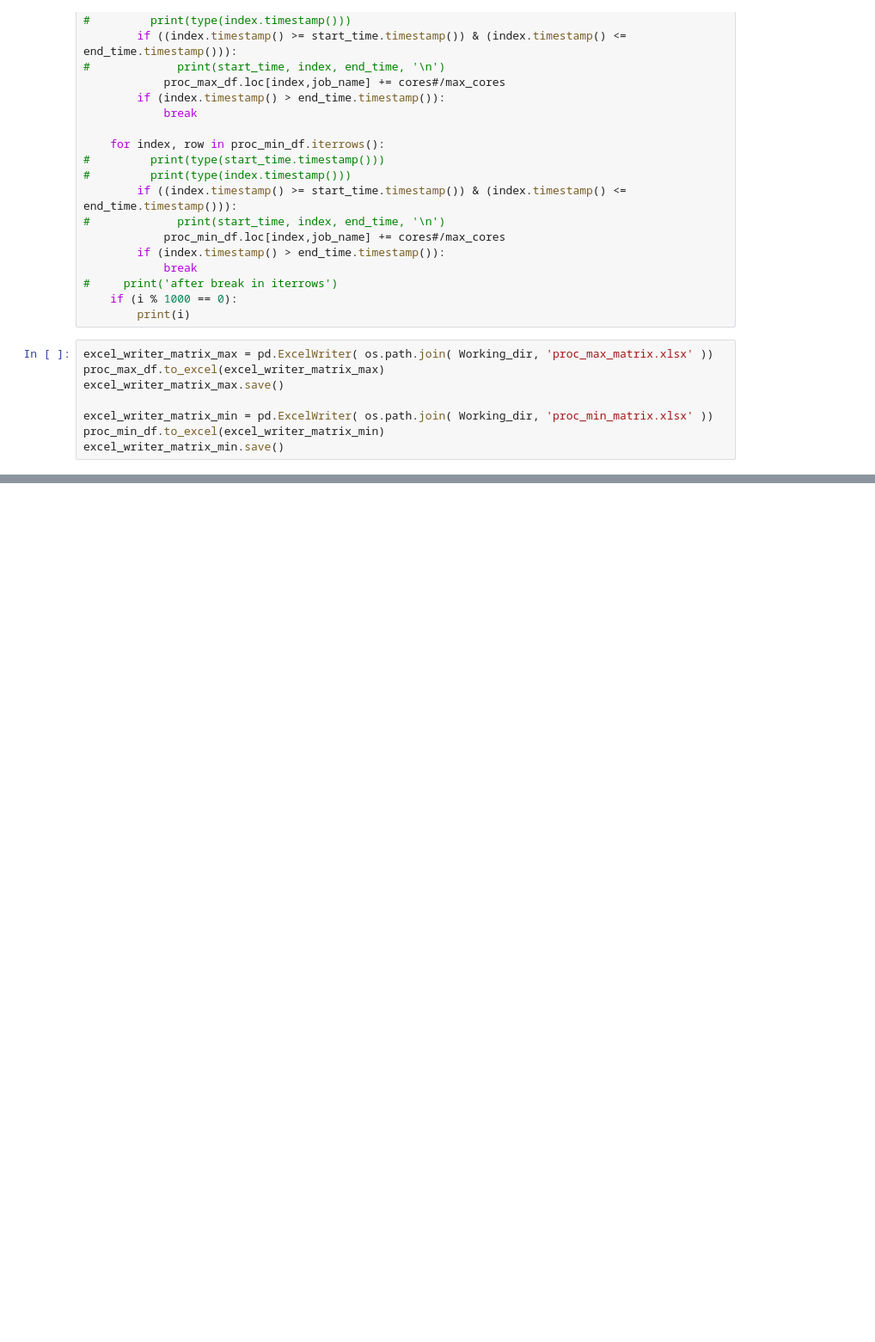
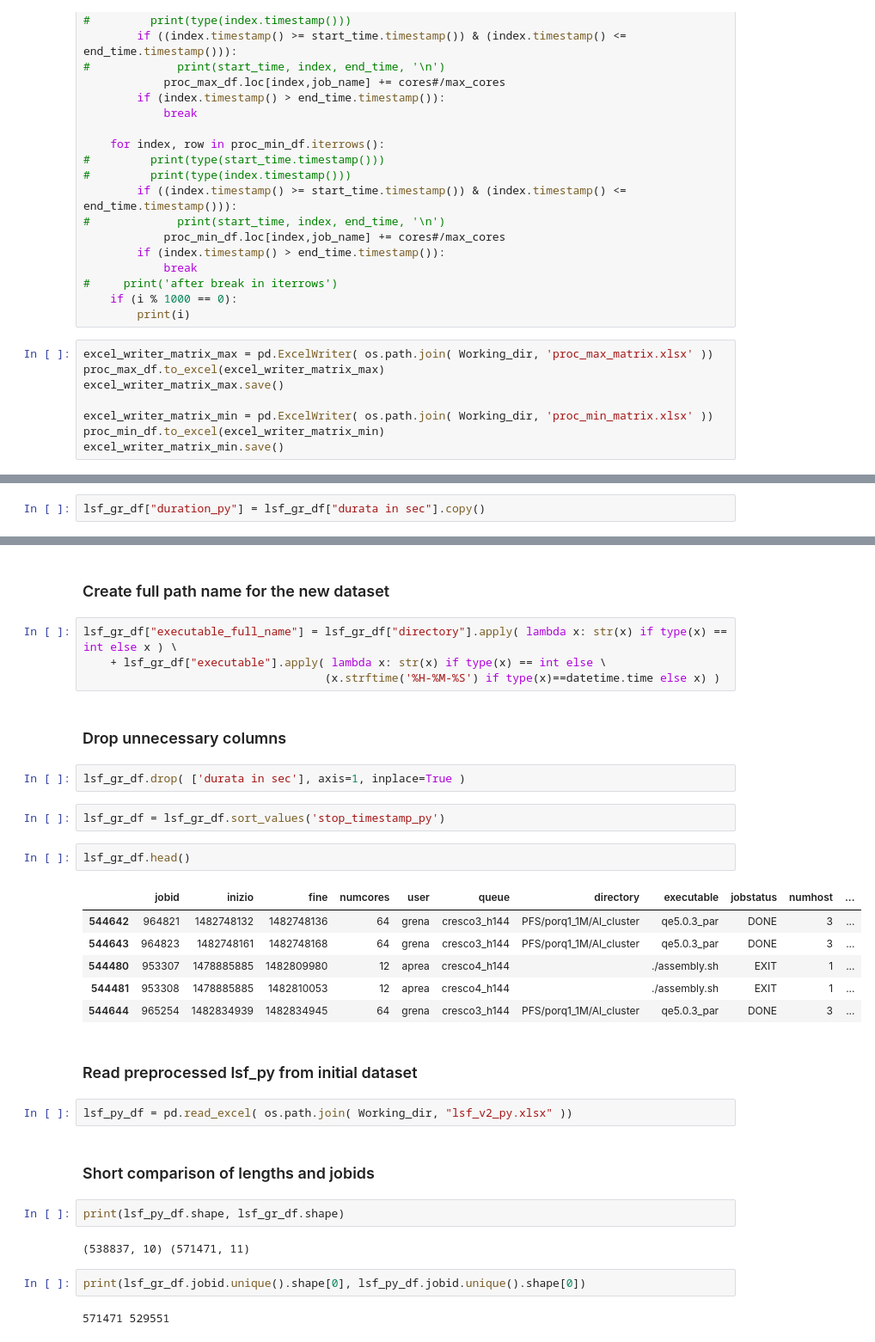
Before and after one commit to Anastasiia-Grishina/PERCCOM_Thesis, a Jupyter notebook: Data_Preprocessing.ipynb, the cells around one changed output, grey strips where cells are left out. Shown at 86% size. Saved outputs shown, nothing was run; the diff lists cells and outputs as text; blank space fills up the shorter version.

Commit message:
Analysis of a new regroupped Lsf dataset

```diff
--- a/Data_Preprocessing.ipynb
+++ b/Data_Preprocessing.ipynb
@@ -400,0 +436,2 @@ excel_writer_matrix_min.save()
+# %%
+lsf_gr_df["duration_py"] = lsf_gr_df["durata in sec"].copy()
@@ -400,0 +456,35 @@ excel_writer_matrix_min.save()
+# %% [markdown]
+### Create full path name for the new dataset
+# %%
+lsf_gr_df["executable_full_name"] = lsf_gr_df["directory"].apply( lambda x: str(x) if type(x) == int else x ) \
+    + lsf_gr_df["executable"].apply( lambda x: str(x) if type(x) == int else \
+                                    (x.strftime('%H-%M-%S') if type(x)==datetime.time else x) )
+# %% [markdown]
+### Drop unnecessary columns
+# %%
+lsf_gr_df.drop( ['durata in sec'], axis=1, inplace=True )
+# %%
+lsf_gr_df = lsf_gr_df.sort_values('stop_timestamp_py')
+# %%
+lsf_gr_df.head()
+# %% [output]
+|  | jobid | inizio | fine | numcores | user | queue | directory | executable | jobstatus | numhost | ... |
+| 544642 | 964821 | 1482748132 | 1482748136 | 64 | grena | cresco3_h144 | PFS/porq1_1M/Al_cluster | qe5.0.3_par | DONE | 3 | ... |
+| 544643 | 964823 | 1482748161 | 1482748168 | 64 | grena | cresco3_h144 | PFS/porq1_1M/Al_cluster | qe5.0.3_par | DONE | 3 | ... |
+| 544480 | 953307 | 1478885885 | 1482809980 | 12 | aprea | cresco4_h144 |  | ./assembly.sh | EXIT | 1 | ... |
+| 544481 | 953308 | 1478885885 | 1482810053 | 12 | aprea | cresco4_h144 |  | ./assembly.sh | EXIT | 1 | ... |
+| 544644 | 965254 | 1482834939 | 1482834945 | 64 | grena | cresco3_h144 | PFS/porq1_1M/Al_cluster | qe5.0.3_par | DONE | 3 | ... |
+# %% [markdown]
+### Read preprocessed lsf_py from initial dataset
+# %%
+lsf_py_df = pd.read_excel( os.path.join( Working_dir, "lsf_v2_py.xlsx" ))
+# %% [markdown]
+### Short comparison of lengths and jobids
+# %%
+print(lsf_py_df.shape, lsf_gr_df.shape)
+# %% [output]
+(538837, 10) (571471, 11)
+# %%
+print(lsf_gr_df.jobid.unique().shape[0], lsf_py_df.jobid.unique().shape[0])
+# %% [output]
+571471 529551
```
Also changed, not shown: parts of 21 cells of this notebook.
